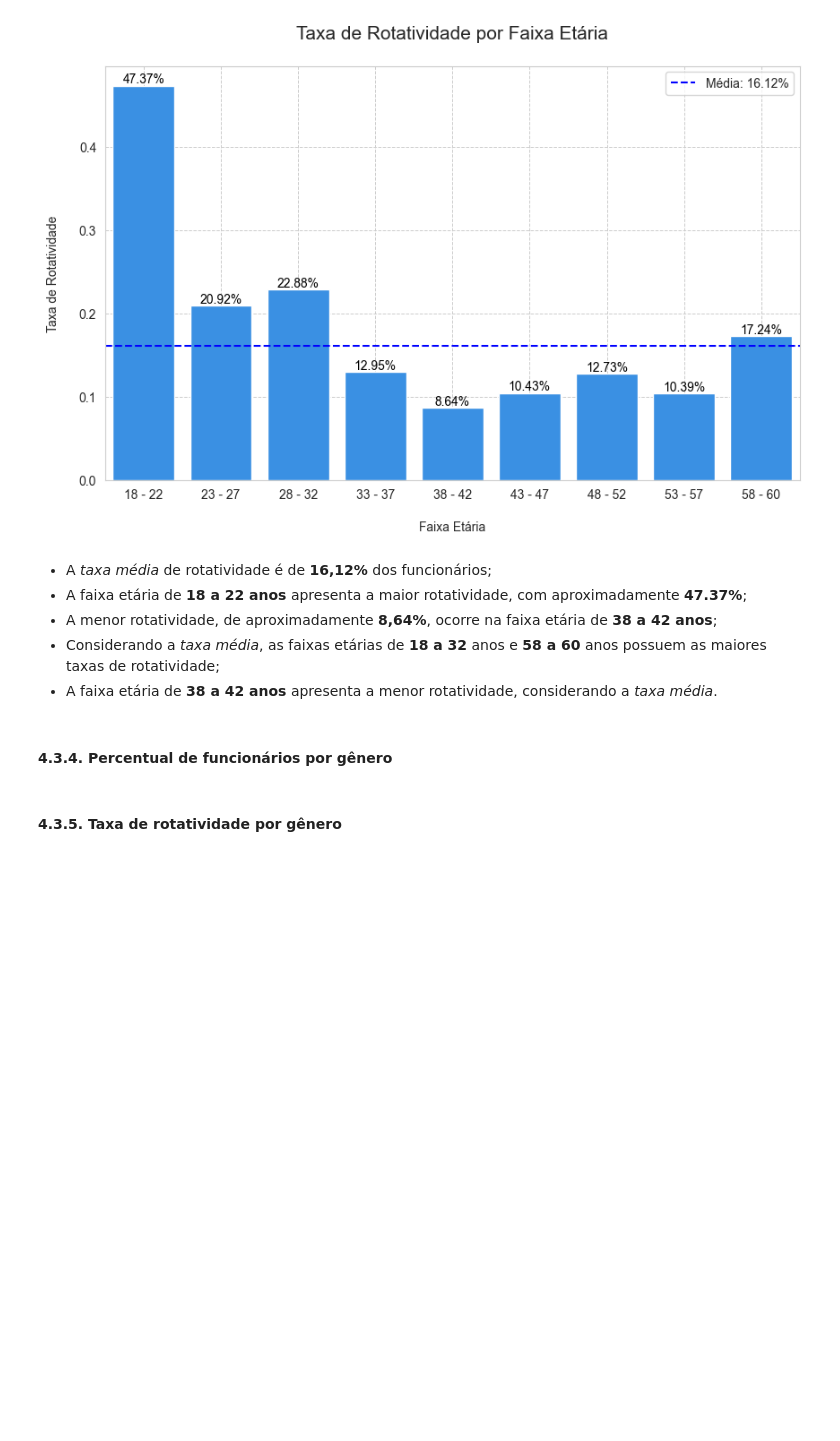
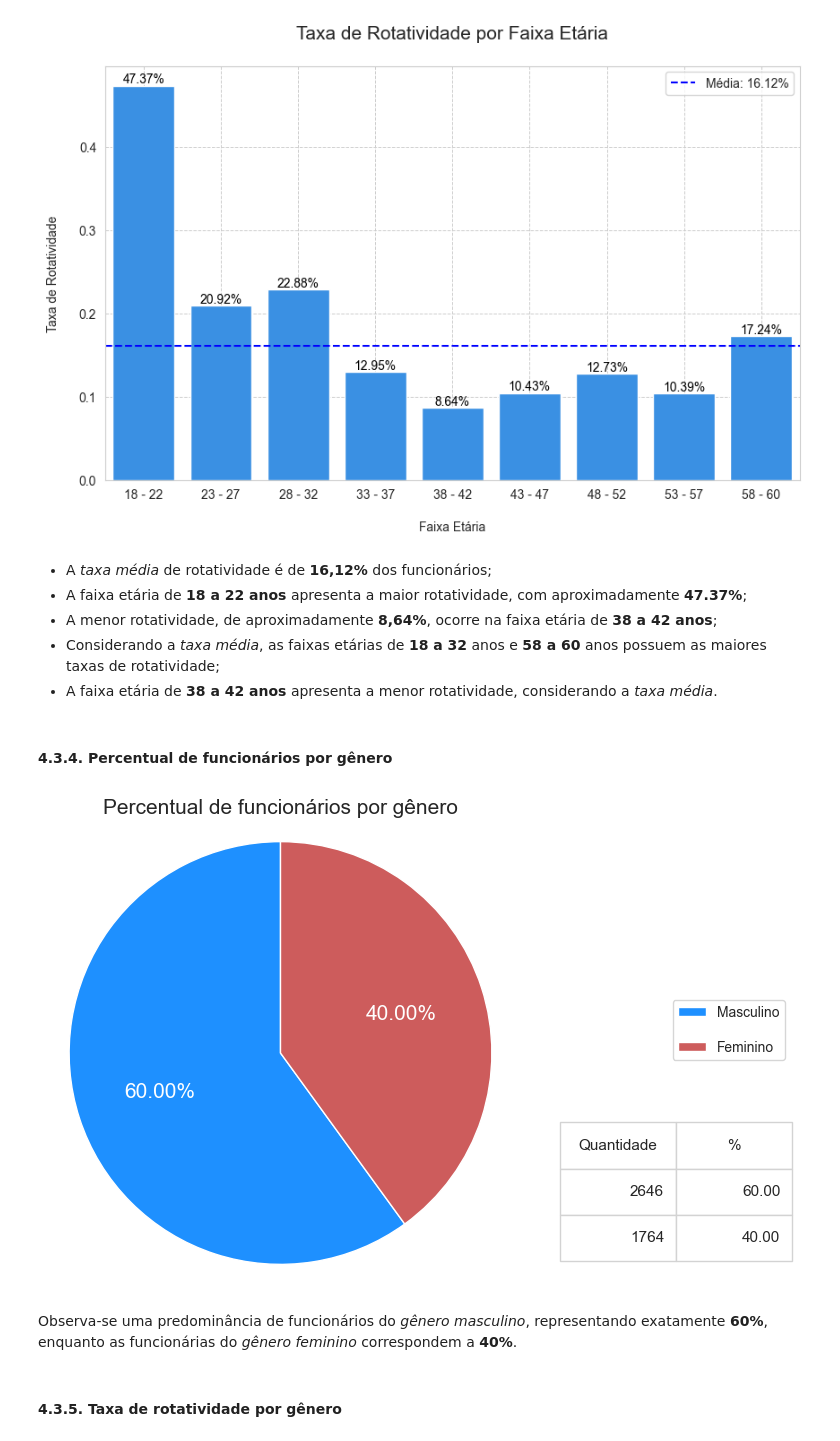
Before and after one commit to emso-exe/Analise_de_rh_-_people_analytics, a Jupyter notebook: 001_analise_de_rh.ipynb, the cells around one changed output. Saved outputs shown, nothing was run; the diff lists cells and outputs as text; code cells hidden in the pictures; blank space fills up the shorter version.

Commit message:
feat: adicionando código dos gráficos dos itens 4.3.4 e 4.3.5.

```diff
--- a/001_analise_de_rh.ipynb
+++ b/001_analise_de_rh.ipynb
@@ -372,7 +372,7 @@ df_analise[cols].describe().T
 # Calcular as estatísticas no DataFrame para a variável 'Rotatividade'
 df_00 = df_analise['Rotatividade'].value_counts()
 df_00_perc = df_00 / df_00.sum() * 100
-df_00 = pd.DataFrame({'Qtde': df_00, '%': df_00_perc})
+rotatividade = pd.DataFrame({'Qtde': df_00, '%': df_00_perc})
 
 # Criar gráfico de pizza
 fig, ax = plt.subplots(figsize=(6, 6))
@@ -380,7 +380,7 @@ colors = ['dodgerblue', 'indianred']
 
 # Capturar os textos do gráfico de pizza
 wedges, texts, autotexts = ax.pie(
-    df_00['%'], labels=None, autopct='%0.2f%%', colors=colors, textprops={'fontsize': 15})
+    rotatividade['%'], labels=None, autopct='%0.2f%%', colors=colors, textprops={'fontsize': 15})
 
 # Alterar a cor da fonte dos rótulos de autopreenchimento para branco
 for autotext in autotexts:
@@ -392,7 +392,7 @@ ax.legend(legendas, loc='right', labelspacing=1.5,
           bbox_to_anchor=(1.0, 0.1, 0.6, 0.9))
 
 # Adicionar tabela
-cell_text = df_00.apply(
+cell_text = rotatividade.apply(
     lambda x: [f'{int(x["Qtde"]):.0f}', f'{x["%"]:.2f}'], axis=1).tolist()
 tabela = plt.table(cellText=cell_text, colLabels=[
                    'Quantidade', '%'], loc='bottom right', bbox=(1.1, 0.05, 0.5, 0.3))
@@ -512,5 +512,52 @@ plt.show()
 - A faixa etária de **38 a 42 anos** apresenta a menor rotatividade, considerando a _taxa média_.
 # %% [markdown]
 #### 4.3.4. Percentual de funcionários por gênero
+# %%
+# Calcular as estatísticas no DataFrame para a variável 'Genero'
+df_01 = df_analise['Genero'].value_counts()
+df_01_perc = df_01 / df_01.sum() * 100
+funcionarios_por_genero = pd.DataFrame({'Qtde': df_01, '%': df_01_perc})
+
+# Criar gráfico de pizza
+fig, ax = plt.subplots(figsize=(6, 6))
+colors = ['dodgerblue', 'indianred']
+
+# Capturar os textos do gráfico de pizza
+wedges, texts, autotexts = ax.pie(
+    funcionarios_por_genero['%'], labels=None, autopct='%0.2f%%', colors=colors, textprops={'fontsize': 15}, startangle=90)
+
+# Alterar a cor da fonte dos rótulos de autopreenchimento para branco
+for autotext in autotexts:
+    autotext.set_color('white')
+
+# Adicionar legendas
+legendas = ['Masculino', 'Feminino']
+ax.legend(legendas, loc='right', labelspacing=1.5,
+          bbox_to_anchor=(1.0, 0.1, 0.6, 0.9))
+
+# Adicionar tabela
+cell_text = funcionarios_por_genero.apply(
+    lambda x: [f'{int(x["Qtde"]):.0f}', f'{x["%"]:.2f}'], axis=1).tolist()
+tabela = plt.table(cellText=cell_text, colLabels=[
+                   'Quantidade', '%'], loc='bottom right', bbox=(1.1, 0.05, 0.5, 0.3))
+tabela.auto_set_font_size(False)
+tabela.set_fontsize(11)
+
+# Alterar a cor da grade da tabela
+for key, cell in tabela.get_celld().items():
+    cell.set_edgecolor('lightgrey')
+
+# Ajustar layout
+plt.axis('equal')
+
+# Adicionar título
+plt.title('Percentual de funcionários por gênero', fontsize=15)
+
+# Exibindo o gráfico
+plt.show()
+# %% [output]
+[figure, added]
+# %% [markdown]
+Observa-se uma predominância de funcionários do _gênero masculino_, representando exatamente **60%**, enquanto as funcionárias do _gênero feminino_ correspondem a **40%**.
 # %% [markdown]
 #### 4.3.5. Taxa de rotatividade por gênero
```
Also changed, not shown: parts of 5 cells of this notebook.
